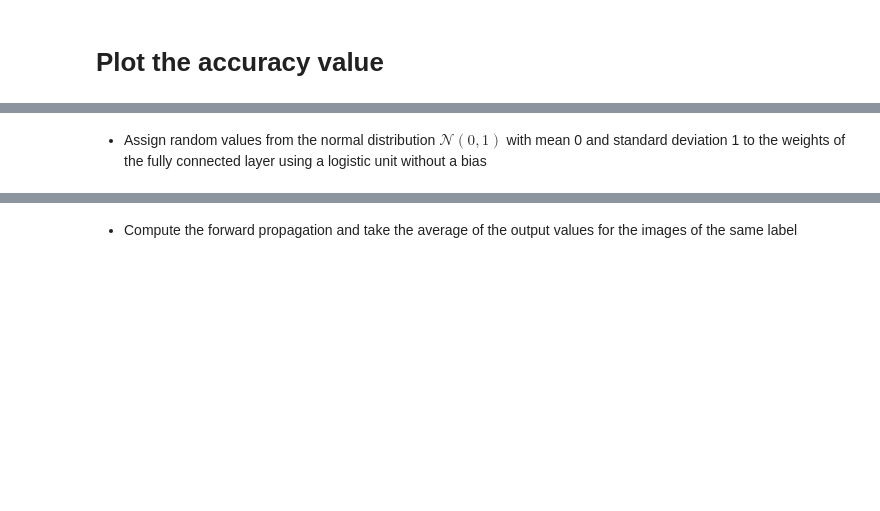
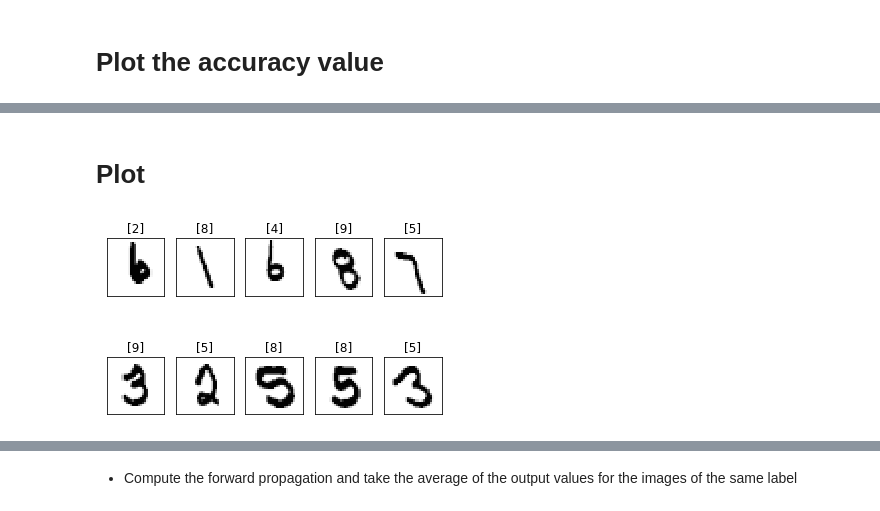
Before and after one commit to jesnk/20_1_ml_class, a Jupyter notebook: assignment/09/Multi-label classification using neural networks.ipynb, the cells around one changed output, grey strips where cells are left out. Drawn from its saved outputs; the diff is of its cells as text; code cells hidden in the pictures; blank space fills up the shorter version.

```diff
--- a/assignment/09/Multi-label classification using neural networks.ipynb
+++ b/assignment/09/Multi-label classification using neural networks.ipynb
@@ -127,3 +87,19 @@ def forward(data,u,v,w) :
 def sigmoid_grad(z):
     sigmoid =  1.0 / (1.0 + np.exp(-z))
     return sigmoid * (1 - sigmoid)
+# %%
+def show_example(list_image,list_label) :
+    f1 = plt.figure(1)
+    for i in range(10):
+        label       = list_incorrect_label[i]
+        im_vector   = list_incorrect_image[:, i]
+        im_matrix   = im_vector.reshape((size_row, size_col))
+
+        plt.subplot(2, 5, i+1)
+        plt.title(label)
+        plt.imshow(im_matrix, cmap='Greys', interpolation='None')
+
+        frame   = plt.gca()
+        frame.axes.get_xaxis().set_visible(False)
+        frame.axes.get_yaxis().set_visible(False)
+    plt.show()
@@ -658,2 +349,0 @@ for i in range(0,10) :
-# %% [markdown]
-* Assign random values from the normal distribution $\mathcal{N}(0, 1)$ with mean 0 and standard deviation 1 to the weights of the fully connected layer using a logistic unit without a bias
@@ -662,0 +350,6 @@ thetas_to_layer_1 = torch.DoubleTensor(size_row*size_col,size_layer_1).normal_(0
+# %% [markdown]
+# Plot
+# %%
+show_example(list_correct_image,list_correct_label)
+# %% [output]
+[figure, added]
```
Also changed, not shown: parts of 28 cells of this notebook, 12 other files.
